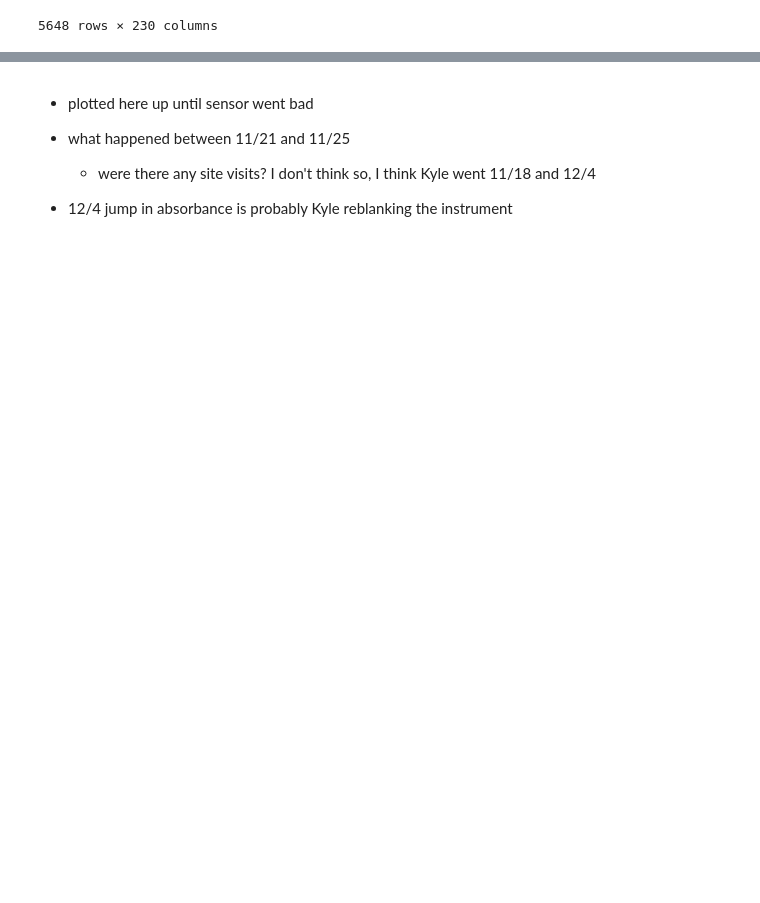
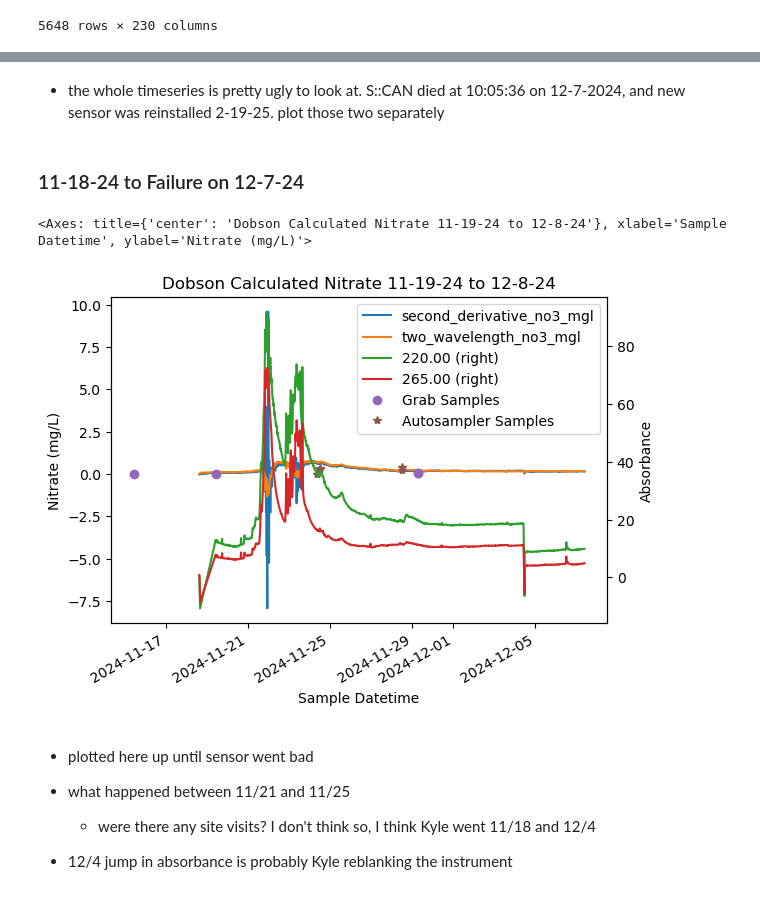
Before and after one commit to mbeneck/rcew-nitrate, a Jupyter notebook: 8-16-24 Reynolds Data.ipynb, the cells around one changed output, grey strips where cells are left out. Drawn from its saved outputs; the diff is of its cells as text; code cells hidden in the pictures; blank space fills up the shorter version.

```diff
--- a/8-16-24 Reynolds Data.ipynb
+++ b/8-16-24 Reynolds Data.ipynb
@@ -100,3 +176,21 @@ dobson['11/1/2024 00:00':'12/7/2024 10:00'].plot(y='220.00', secondary_y=True, y
+# %% [markdown]
+- the whole timeseries is pretty ugly to look at. S::CAN died at 10:05:36 on 12-7-2024, and new sensor was reinstalled 2-19-25. plot those two separately
+# %% [markdown]
+### 11-18-24 to  Failure on 12-7-24
+# %%
+fig, ax = plt.subplots()
+
+dobson['11/1/2024 00:00':'12/7/2024 10:00'].plot(y=['second_derivative_no3_mgl', 'two_wavelength_no3_mgl'], title = 'Dobson Calculated Nitrate 11-19-24 to 12-8-24', ax=ax, ylabel='Nitrate (mg/L)')
+dobson['11/1/2024 00:00':'12/7/2024 10:00'].plot(y=['220.00', '265.00'], secondary_y=True, ylabel='Absorbance', ax=ax)
+
+hand = result_02072025.result_df[result_02072025.result_df['Sample Type']=='Hand'].loc['Dobson']['11/1/2024 00:00':'12/7/2024 10:00']
+auto = result_02072025.result_df[result_02072025.result_df['Sample Type']=='Auto'].loc['Dobson']['11/1/2024 00:00':'12/7/2024 10:00']
+
+hand.plot(y='Nitrate mean', yerr='Nitrate std', ax=ax, label='Grab Samples', fmt='o')
+auto.plot(y='Nitrate mean', yerr='Nitrate std', ax=ax, label='Autosampler Samples', fmt='*')
+# %% [output]
+<Axes: title={'center': 'Dobson Calculated Nitrate 11-19-24 to 12-8-24'}, xlabel='Sample Datetime', ylabel='Nitrate (mg/L)'>
+[figure, added]
 # %% [markdown]
  - plotted here up until sensor went bad
  - what happened between 11/21 and 11/25
```
Also changed, not shown: parts of 35 cells of this notebook.
